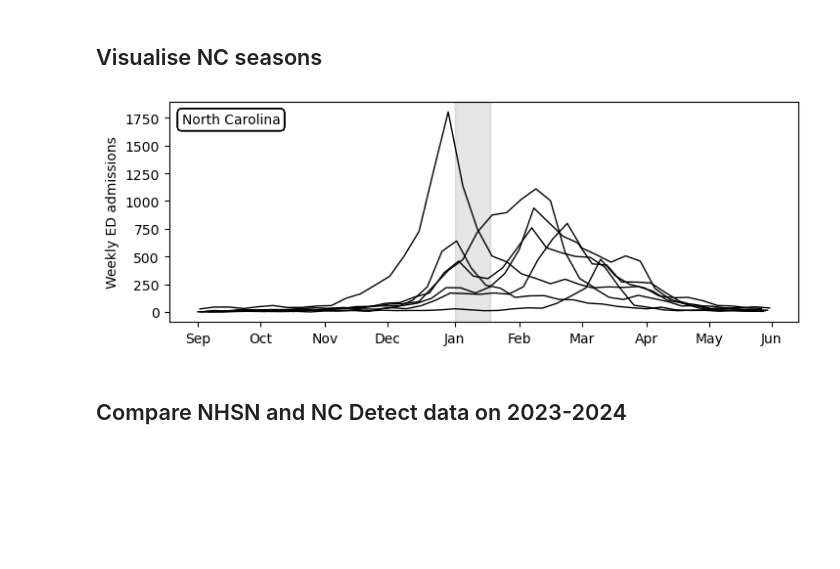
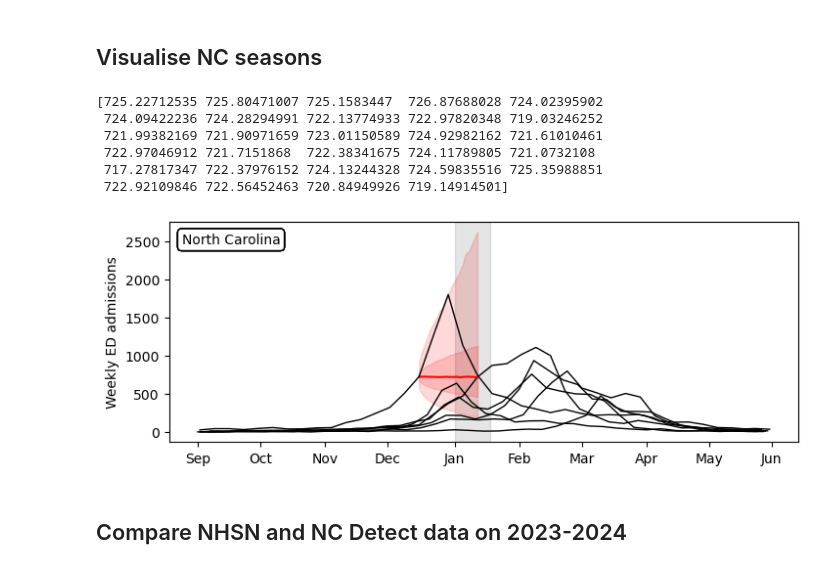
Before and after one commit to twallema/influenza-USA, a Jupyter notebook: scripts/NC_forecasts/manuscript/visualise_NC_data.ipynb, the cells around one changed output. Cells and saved outputs as stored; diff of their text form; code cells hidden in the pictures; blank space fills up the shorter version.

Commit message:
tryout baseline model

```diff
--- a/scripts/NC_forecasts/manuscript/visualise_NC_data.ipynb
+++ b/scripts/NC_forecasts/manuscript/visualise_NC_data.ipynb
@@ -35,6 +37,32 @@ fig,ax=plt.subplots(figsize=(8.3, 11.7/4))
 for season in seasons:
     # get data
     df = 7*get_NC_influenza_data(datetime(int(season[0:4]), start_visualisation_month, 1), datetime(int(season[0:4])+1, end_visualisation_month, 1), season)
+    # >>>>>>>>>>>>>>>>>>>>>>>>>>>
+    # tryout random poisson walk
+    if season == '2023-2024':
+        # pick a startdate
+        n = 10000
+        alpha = 0.35
+        baseline_date = df.index[15]
+        # make up a random walk with constant median and poisson variance behavior
+        dates = pd.date_range(start=baseline_date, end=baseline_date+timedelta(weeks=4), freq='D')
+        output = np.zeros([len(dates), n])
+        # pre-allocate startpoint
+        #output[0,:] = df.loc[baseline_date, 'H_inc']*np.ones(n) * np.random.lognormal(0, alpha**2, size=n)
+        output[0,:] = np.log(df.loc[baseline_date, 'H_inc']) + np.random.normal(0, alpha**2, size=n)
+
+        for i,date in enumerate(dates[1:]):
+            #output[i+1,:] = output[i,:] * np.random.lognormal(0, alpha**2, size=n)
+            output[i+1,:] = output[i,:] + np.random.normal(0, alpha**2, size=n)
+        output = np.exp(output)
+
+        # plot it
+        ax.plot((dates - datetime(int(season[0:4]), start_visualisation_month, 1))/timedelta(days=1), np.median(output,axis=1), color='red')
+        ax.fill_between((dates - datetime(int(season[0:4]), start_visualisation_month, 1))/timedelta(days=1), np.quantile(output,q=0.025,axis=1), np.quantile(output,q=0.975,axis=1), color='red', alpha=0.15)
+        ax.fill_between((dates - datetime(int(season[0:4]), start_visualisation_month, 1))/timedelta(days=1), np.quantile(output,q=0.25,axis=1), np.quantile(output,q=0.75,axis=1), color='red', alpha=0.15)
+
+        print(np.median(output,axis=1))
+
     if ((season == highlight_season) & (highlight == True)):
         # highlight flu season and annotate
         ax.plot((df.index - datetime(int(season[0:4]), start_visualisation_month, 1))/timedelta(days=1), df['H_inc'], color='red', linewidth=2)
@@ -42,34 +70,40 @@ for season in seasons:
             highlight_season,
             xy = annotation_locations[highlight_season]['xy'], # Coordinates of the point to annotate
             xytext = annotation_locations[highlight_season]['xytext'], # Position of the text
             arrowprops=dict(arrowstyle='-') # Optional arrow properties
         )
         # plot subtypes
         if subtypes == True:
             ax.plot((df.index - datetime(int(season[0:4]), start_visualisation_month, 1))/timedelta(days=1), df['H_inc_A'], linestyle='--', color='black', label='Influenza A')
             ax.plot((df.index - datetime(int(season[0:4]), start_visualisation_month, 1))/timedelta(days=1), df['H_inc_B'], linestyle=':', color='black', label='Influenza B')
             ax.legend()
     else:
         if highlight == False:
             alpha=1
             # state
             ax.text(0.02, 0.95, 'North Carolina', transform=ax.transAxes, fontsize=10,
                     verticalalignment='top', bbox=dict(boxstyle='round', facecolor='white', alpha=1))
         else:
             alpha=0.15
         # plot total hospitalisations
         ax.plot((df.index - datetime(int(season[0:4]), start_visualisation_month, 1))/timedelta(days=1), df['H_inc'], color='black', alpha=alpha, linewidth=1)
 
 ax.axvspan(123, 140, alpha=0.1, color='black')
 
 ax.set_ylabel('Weekly ED admissions')
 ax.set_xticks(month_ticks)  # Set tick positions
 ax.set_xticklabels(months)  # Set month labels
 plt.savefig(f'NC-influenza-data_highlight-{highlight}-{highlight_season}_subtypes-{subtypes}.pdf')
 plt.show()
 plt.close()
 # %% [output]
+[725.22712535 725.80471007 725.1583447  726.87688028 724.02395902
+ 724.09422236 724.28294991 722.13774933 722.97820348 719.03246252
+ 721.99382169 721.90971659 723.01150589 724.92982162 721.61010461
+ 722.97046912 721.7151868  722.38341675 724.11789805 721.0732108
+ 717.27817347 722.37976152 724.13244328 724.59835516 725.35988851
+ 722.92109846 722.56452463 720.84949926 719.14914501]
-[figure, old version]
+[figure, new version]
 # %% [markdown]
 ## Compare NHSN and NC Detect data on 2023-2024
 # %%
```
Also changed, not shown: parts of 1 cell of this notebook.
